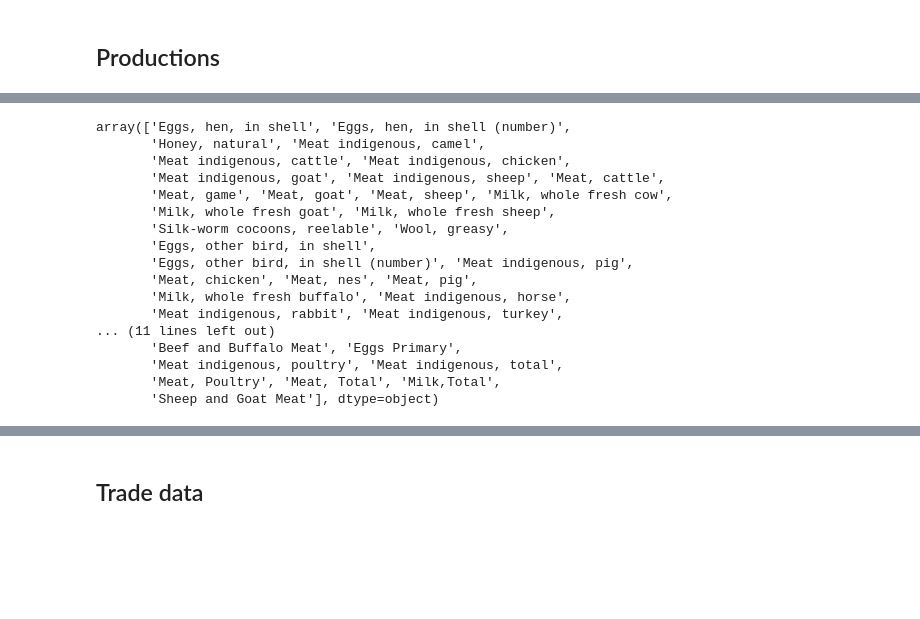
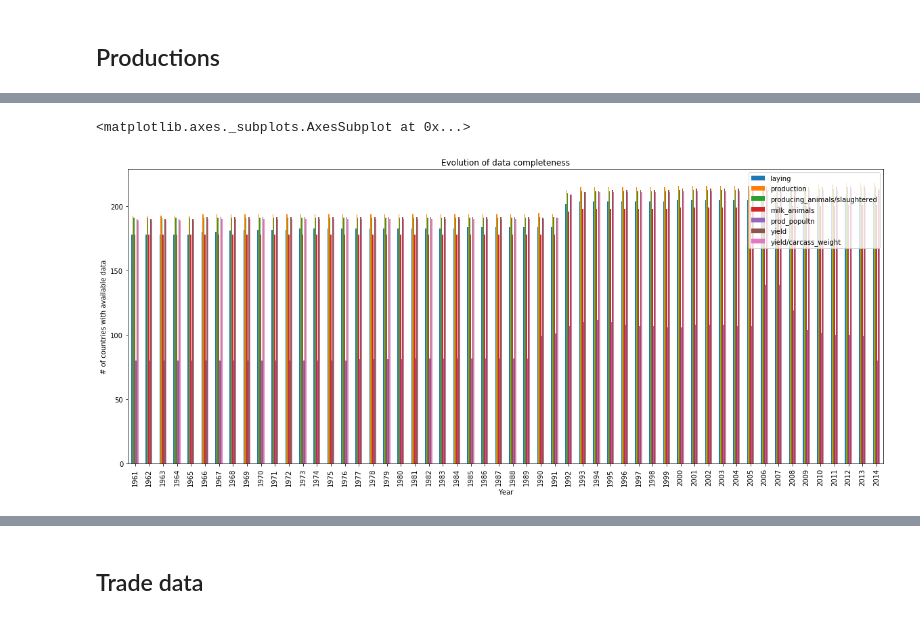
Before and after one commit to OthmanSefraoui/Data_story, a Jupyter notebook: milestone_2.ipynb, the cells around one changed output, grey strips where cells are left out. Drawn from its saved outputs; the diff is of its cells as text; code cells hidden in the pictures; blank space fills up the shorter version.

```diff
--- a/milestone_2.ipynb
+++ b/milestone_2.ipynb
@@ -218,20 +379,5 @@ array(['Head'], dtype=object)
-# %%
-dfs_prod_animals["production"]["Item"].unique()
-# %% [output]
-array(['Eggs, hen, in shell', 'Eggs, hen, in shell (number)',
-       'Honey, natural', 'Meat indigenous, camel',
-       'Meat indigenous, cattle', 'Meat indigenous, chicken',
-       'Meat indigenous, goat', 'Meat indigenous, sheep', 'Meat, cattle',
-       'Meat, game', 'Meat, goat', 'Meat, sheep', 'Milk, whole fresh cow',
-       'Milk, whole fresh goat', 'Milk, whole fresh sheep',
-       'Silk-worm cocoons, reelable', 'Wool, greasy',
-       'Eggs, other bird, in shell',
-       'Eggs, other bird, in shell (number)', 'Meat indigenous, pig',
-       'Meat, chicken', 'Meat, nes', 'Meat, pig',
-       'Milk, whole fresh buffalo', 'Meat indigenous, horse',
-       'Meat indigenous, rabbit', 'Meat indigenous, turkey',
-... (11 lines left out)
-       'Beef and Buffalo Meat', 'Eggs Primary',
-       'Meat indigenous, poultry', 'Meat indigenous, total',
-       'Meat, Poultry', 'Meat, Total', 'Milk,Total',
-       'Sheep and Goat Meat'], dtype=object)
+# %%
+plot_completeness_histogram(dfs_prod_animals, figsize=(20,8))
+# %% [output]
+<matplotlib.axes._subplots.AxesSubplot at 0x...>
+[figure, added]
```
Also changed, not shown: parts of 13 cells of this notebook.
